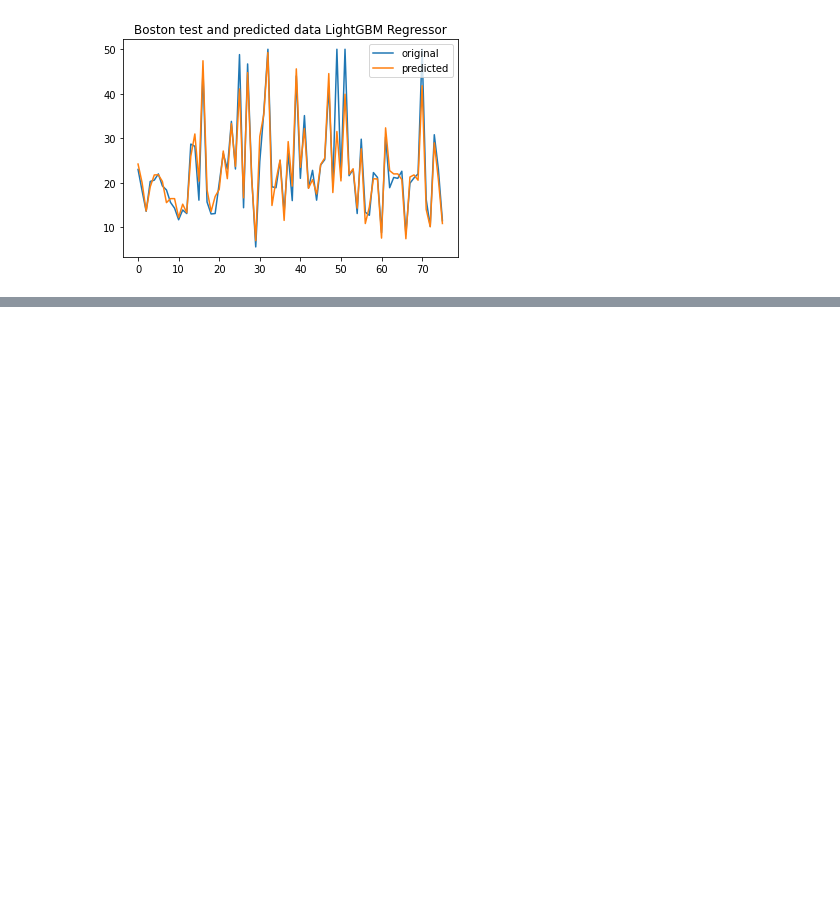
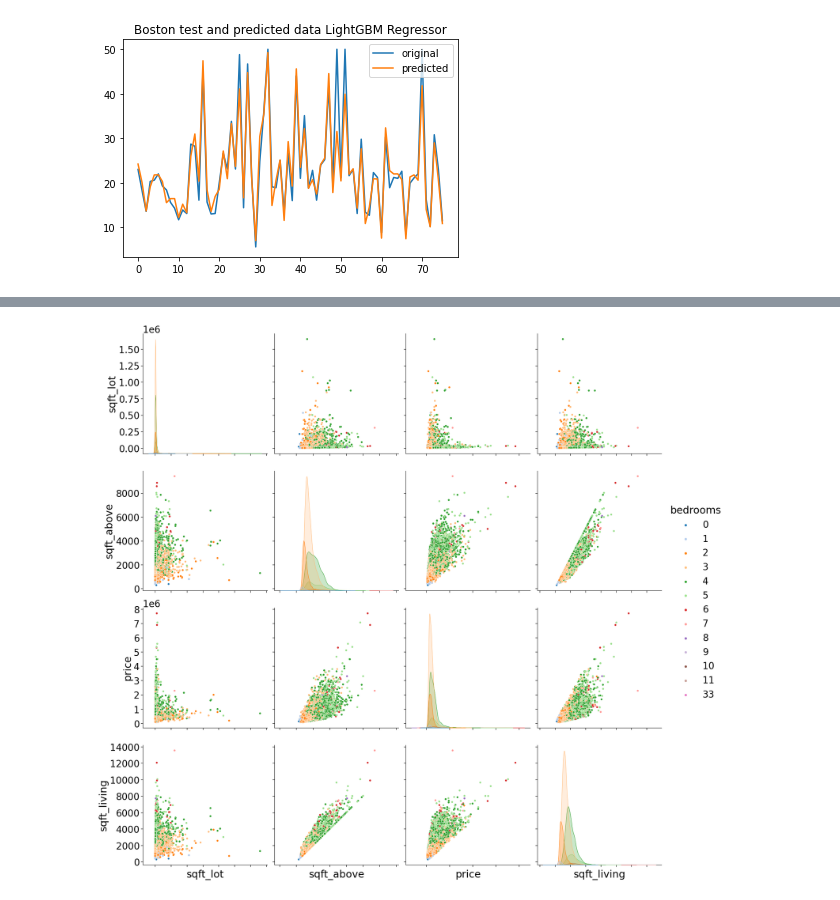
Before and after one commit to austinwilson1224/SJSU, a Jupyter notebook: 255/gradient-boost/boost.ipynb, the cells around one changed output, grey strips where cells are left out. Saved outputs shown, nothing was run; the diff lists cells and outputs as text; code cells hidden in the pictures; blank space fills up the shorter version.

```diff
--- a/255/gradient-boost/boost.ipynb
+++ b/255/gradient-boost/boost.ipynb
@@ -272,0 +357,7 @@ plt.show()
+# %%
+with sns.plotting_context("notebook",font_scale=2.5):
+    g = sns.pairplot(house[['sqft_lot','sqft_above','price','sqft_living','bedrooms']],
+                 hue='bedrooms', palette='tab20',size=6)
+g.set(xticklabels=[]);
+# %% [output]
+[figure, added]
```
Also changed, not shown: parts of 11 cells of this notebook, 4 other files.
